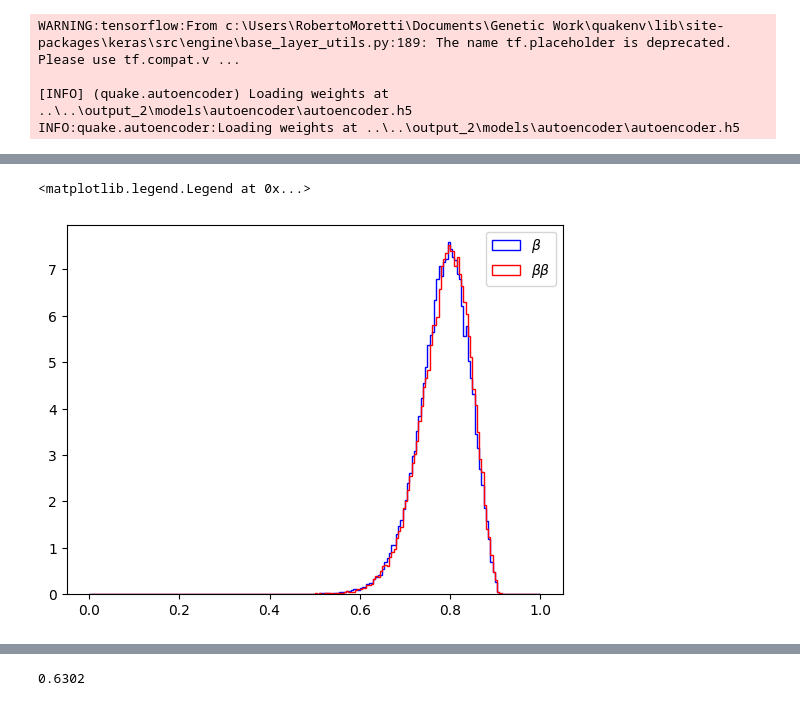
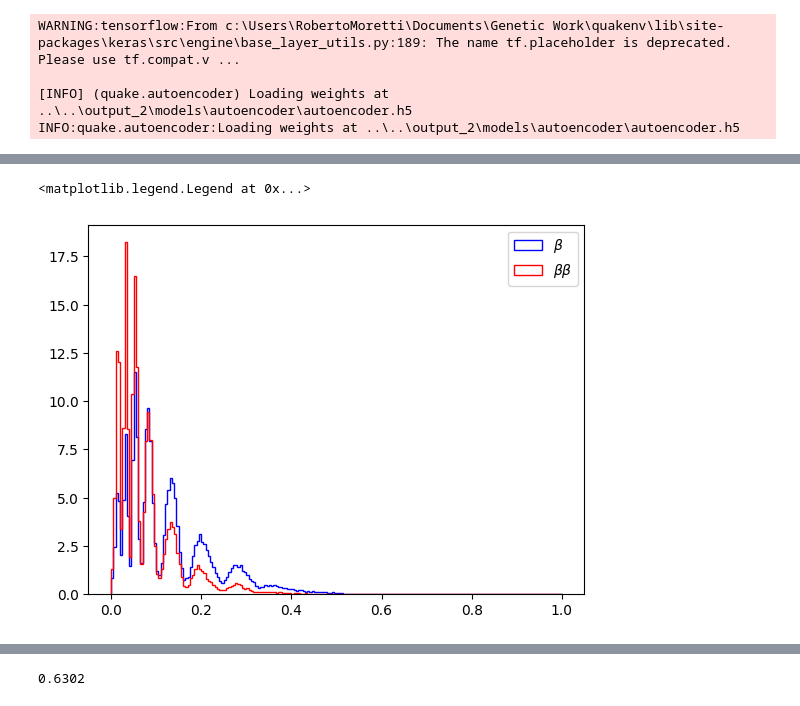
Before and after one commit to qismib/QuaKe, a Jupyter notebook: examples/autoencoder_feature_analysis.ipynb, the cells around one changed output, grey strips where cells are left out. Saved outputs shown, nothing was run; the diff lists cells and outputs as text; code cells hidden in the pictures.

```diff
--- a/examples/autoencoder_feature_analysis.ipynb
+++ b/examples/autoencoder_feature_analysis.ipynb
@@ -135,27 +136,27 @@ scaler = MinMaxScaler((0, 1))
 dataset_train = scaler.fit_transform(dataset[0])
 # %%
 # Plotting feature distributions within classes
-feature_nb = 17
+feature_nb = 15
 plt.hist(
     dataset_train[labels[0] == 0, feature_nb],
     range=[0, 1],
     bins=200,
     histtype="step",
     density=True,
     color="blue",
 )[-1]
 plt.hist(
     dataset_train[labels[0] == 1, feature_nb],
     range=[0, 1],
     bins=200,
     histtype="step",
     density=True,
     color="red",
 )[-1]
 plt.legend([r"$\beta$", r"$\beta\beta$"])
 # %% [output]
 <matplotlib.legend.Legend at 0x...>
-[figure, old version]
+[figure, new version]
 # %%
 # 2D scatterplots
 ft_1_idx = 3
```
Also changed, not shown: parts of 21 cells of this notebook, 10 other files.
